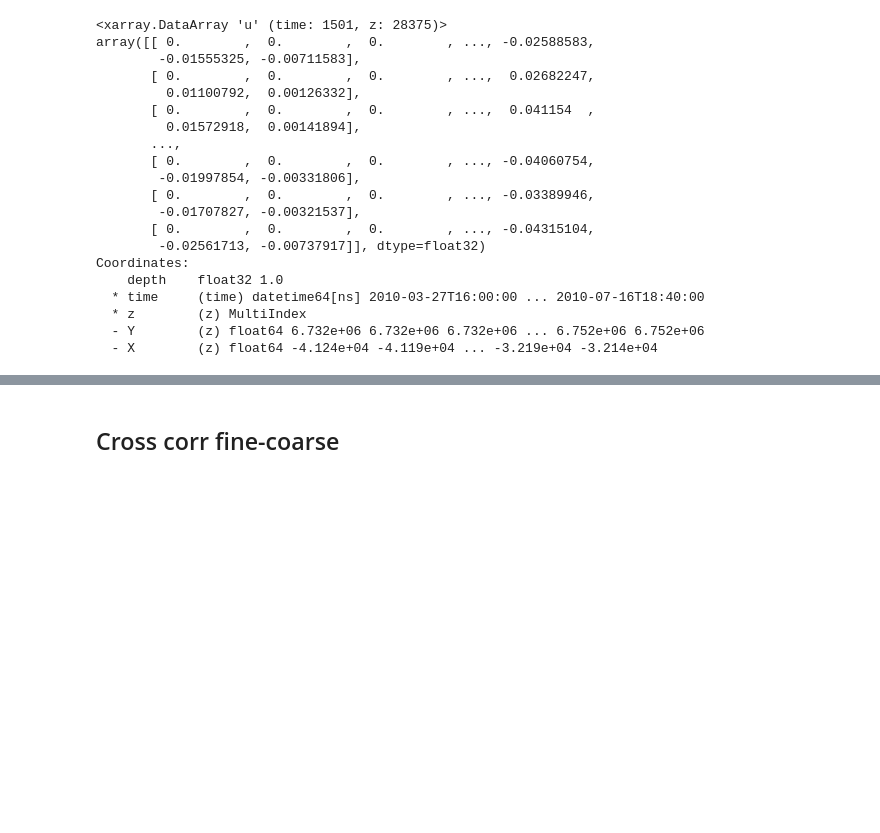
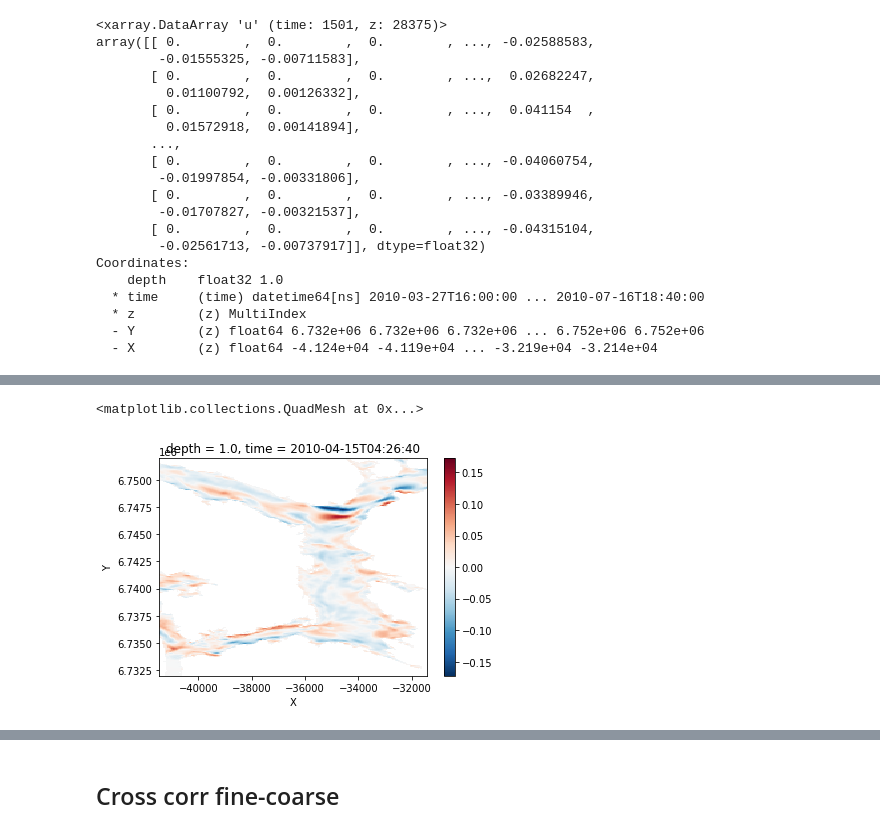
Before and after one commit to galendal/FACTS, a Jupyter notebook: MCA.ipynb, the cells around one changed output, grey strips where cells are left out. Cells and saved outputs as stored; diff of their text form; code cells hidden in the pictures; blank space fills up the shorter version.

```diff
--- a/MCA.ipynb
+++ b/MCA.ipynb
@@ -176,3 +198,8 @@ Data variables:
     u        (time, z) float32 0.0 0.0 0.0 0.0 ... -0.04315 -0.02562 -0.007379
     v        (time, z) float32 0.0 0.0 0.0 0.0 ... 0.03503 0.03074 0.01637
+# %%
+(res.usvd-res.u).isel(time=250).unstack('z').plot()
+# %% [output]
+<matplotlib.collections.QuadMesh at 0x...>
+[figure, added]
 # %%
```
Also changed, not shown: parts of 15 cells of this notebook.
